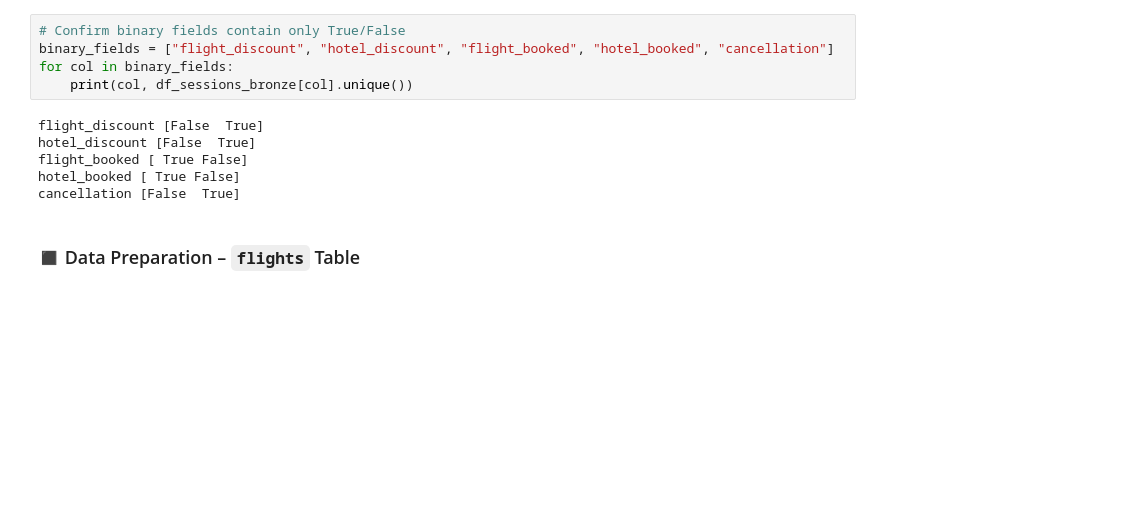
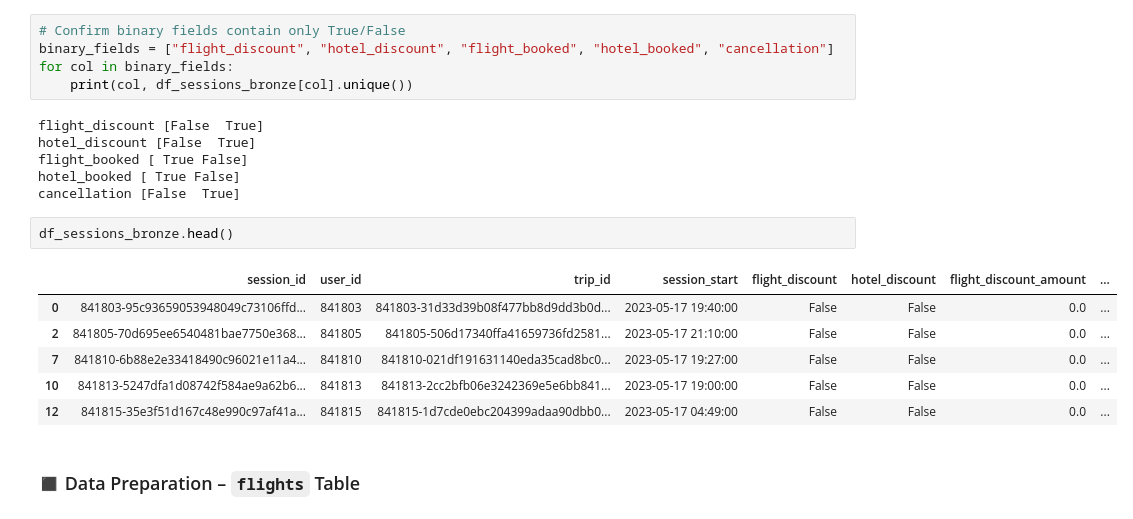
Before and after one commit to KonstantinData/Mastery-Project-Masterschool, a Jupyter notebook: mastery-project-masterschool/notebooks/mastery-project-2025.ipynb, the cells around one changed output. Drawn from its saved outputs; the diff is of its cells as text; blank space fills up the shorter version.

```diff
--- a/mastery-project-masterschool/notebooks/mastery-project-2025.ipynb
+++ b/mastery-project-masterschool/notebooks/mastery-project-2025.ipynb
@@ -295,6 +291,15 @@ hotel_discount [False  True]
 flight_booked [ True False]
 hotel_booked [ True False]
 cancellation [False  True]
+# %%
+df_sessions_bronze.head()
+# %% [output]
+|  | session_id | user_id | trip_id | session_start | flight_discount | hotel_discount | flight_discount_amount | ... |
+| 0 | 841803-95c93659053948049c73106ffd... | 841803 | 841803-31d33d39b08f477bb8d9dd3b0d... | 2023-05-17 19:40:00 | False | False | 0.0 | ... |
+| 2 | 841805-70d695ee6540481bae7750e368... | 841805 | 841805-506d17340ffa41659736fd2581... | 2023-05-17 21:10:00 | False | False | 0.0 | ... |
+| 7 | 841810-6b88e2e33418490c96021e11a4... | 841810 | 841810-021df191631140eda35cad8bc0... | 2023-05-17 19:27:00 | False | False | 0.0 | ... |
+| 10 | 841813-5247dfa1d08742f584ae9a62b6... | 841813 | 841813-2cc2bfb06e3242369e5e6bb841... | 2023-05-17 19:00:00 | False | False | 0.0 | ... |
+| 12 | 841815-35e3f51d167c48e990c97af41a... | 841815 | 841815-1d7cde0ebc204399adaa90dbb0... | 2023-05-17 04:49:00 | False | False | 0.0 | ... |
 # %% [markdown]
 ### <span style="color:#4b5320;">◼</span> Data Preparation – `flights` Table
 # %% [markdown]
```
Also changed, not shown: parts of 17 cells of this notebook, 1 other file.
